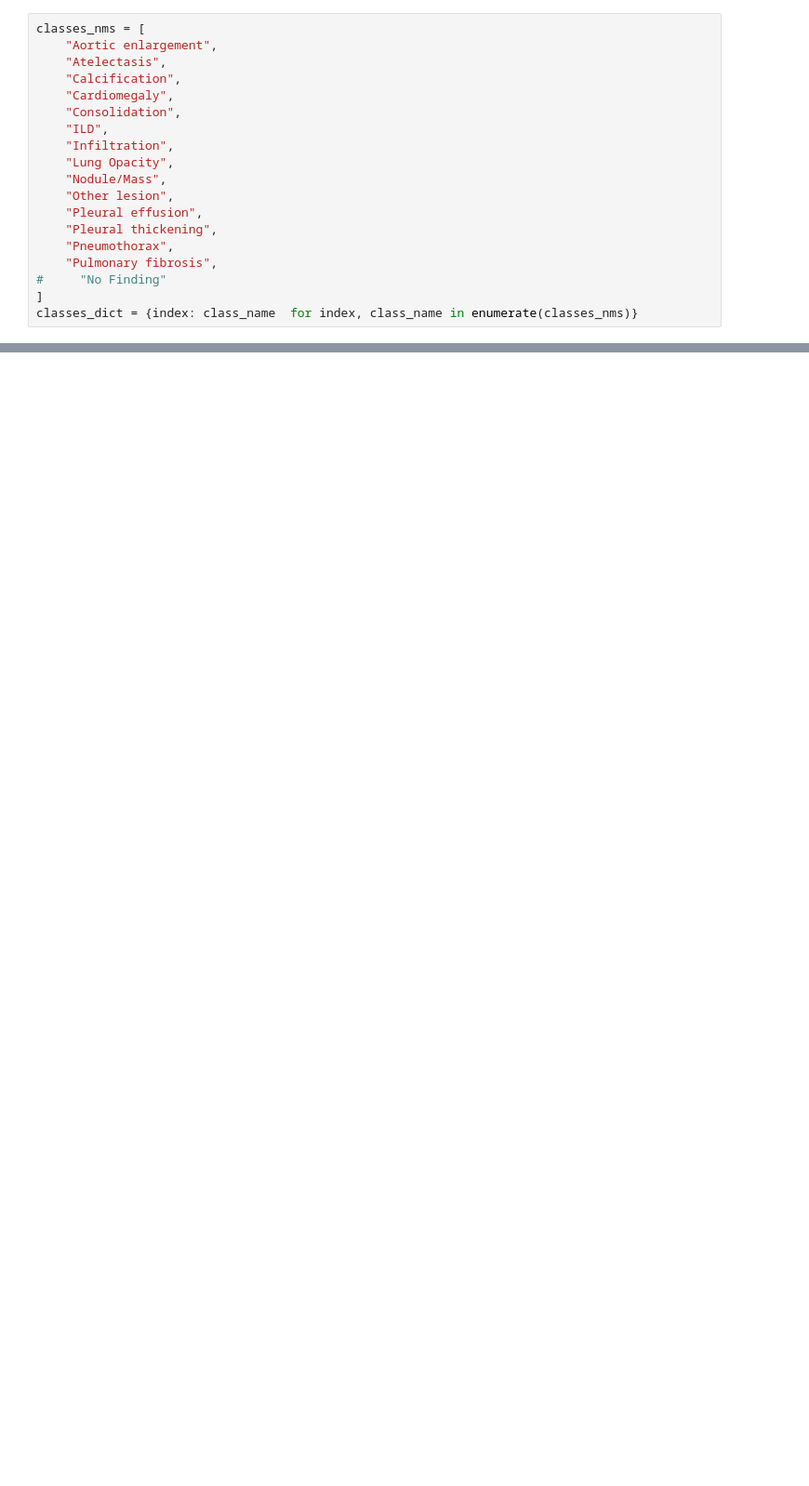
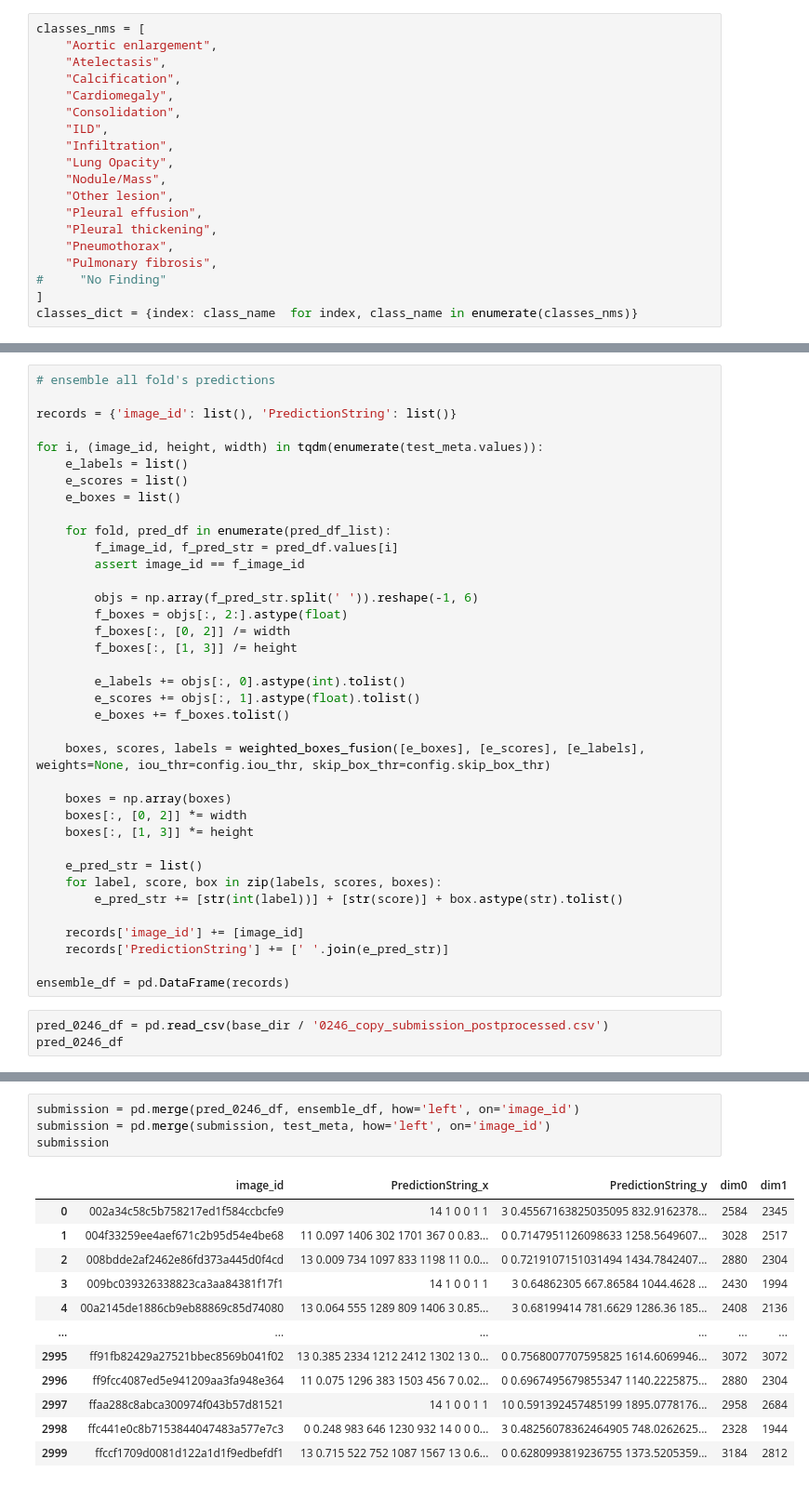
Before and after one commit to yamaguchi-milkcocholate/JaneStreet, a Jupyter notebook: src/VinBigData-ObjectDetection/detectron2_inference.ipynb, the cells around one changed output, grey strips where cells are left out. Shown at 93% size. Saved outputs shown, nothing was run; the diff lists cells and outputs as text; blank space fills up the shorter version.

```diff
--- a/src/VinBigData-ObjectDetection/detectron2_inference.ipynb
+++ b/src/VinBigData-ObjectDetection/detectron2_inference.ipynb
@@ -308,0 +402,40 @@ submission_det
+# %%
+# ensemble all fold's predictions
+
+records = {'image_id': list(), 'PredictionString': list()}
+
+for i, (image_id, height, width) in tqdm(enumerate(test_meta.values)):
+    e_labels = list()
+    e_scores = list()
+    e_boxes = list()
+
+    for fold, pred_df in enumerate(pred_df_list):
+        f_image_id, f_pred_str = pred_df.values[i]
+        assert image_id == f_image_id
+
+        objs = np.array(f_pred_str.split(' ')).reshape(-1, 6)
+        f_boxes = objs[:, 2:].astype(float)
+        f_boxes[:, [0, 2]] /= width
+        f_boxes[:, [1, 3]] /= height
+
+        e_labels += objs[:, 0].astype(int).tolist()
+        e_scores += objs[:, 1].astype(float).tolist()
+        e_boxes += f_boxes.tolist()
+
+    boxes, scores, labels = weighted_boxes_fusion([e_boxes], [e_scores], [e_labels], weights=None, iou_thr=config.iou_thr, skip_box_thr=config.skip_box_thr)
+
+    boxes = np.array(boxes)
+    boxes[:, [0, 2]] *= width
+    boxes[:, [1, 3]] *= height
+
+    e_pred_str = list()
+    for label, score, box in zip(labels, scores, boxes):
+        e_pred_str += [str(int(label))] + [str(score)] + box.astype(str).tolist()
+
+    records['image_id'] += [image_id]
+    records['PredictionString'] += [' '.join(e_pred_str)]
+
+ensemble_df = pd.DataFrame(records)
+# %%
+pred_0246_df = pd.read_csv(base_dir / '0246_copy_submission_postprocessed.csv')
+pred_0246_df
@@ -308,0 +456,17 @@ submission_det
+# %%
+submission = pd.merge(pred_0246_df, ensemble_df, how='left', on='image_id')
+submission = pd.merge(submission, test_meta, how='left', on='image_id')
+submission
+# %% [output]
+|  | image_id | PredictionString_x | PredictionString_y | dim0 | dim1 |
+| 0 | 002a34c58c5b758217ed1f584ccbcfe9 | 14 1 0 0 1 1 | 3 0.45567163825035095 832.9162378... | 2584 | 2345 |
+| 1 | 004f33259ee4aef671c2b95d54e4be68 | 11 0.097 1406 302 1701 367 0 0.83... | 0 0.7147951126098633 1258.5649607... | 3028 | 2517 |
+| 2 | 008bdde2af2462e86fd373a445d0f4cd | 13 0.009 734 1097 833 1198 11 0.0... | 0 0.7219107151031494 1434.7842407... | 2880 | 2304 |
+| 3 | 009bc039326338823ca3aa84381f17f1 | 14 1 0 0 1 1 | 3 0.64862305 667.86584 1044.4628 ... | 2430 | 1994 |
+| 4 | 00a2145de1886cb9eb88869c85d74080 | 13 0.064 555 1289 809 1406 3 0.85... | 3 0.68199414 781.6629 1286.36 185... | 2408 | 2136 |
+| ... | ... | ... | ... | ... | ... |
+| 2995 | ff91fb82429a27521bbec8569b041f02 | 13 0.385 2334 1212 2412 1302 13 0... | 0 0.7568007707595825 1614.6069946... | 3072 | 3072 |
+| 2996 | ff9fcc4087ed5e941209aa3fa948e364 | 11 0.075 1296 383 1503 456 7 0.02... | 0 0.6967495679855347 1140.2225875... | 2880 | 2304 |
+| 2997 | ffaa288c8abca300974f043b57d81521 | 14 1 0 0 1 1 | 10 0.591392457485199 1895.0778176... | 2958 | 2684 |
+| 2998 | ffc441e0c8b7153844047483a577e7c3 | 0 0.248 983 646 1230 932 14 0 0 0... | 3 0.48256078362464905 748.0262625... | 2328 | 1944 |
+| 2999 | ffccf1709d0081d122a1d1f9edbefdf1 | 13 0.715 522 752 1087 1567 13 0.6... | 0 0.6280993819236755 1373.5205359... | 3184 | 2812 |
```
Also changed, not shown: parts of 34 cells of this notebook, 3 other files.
